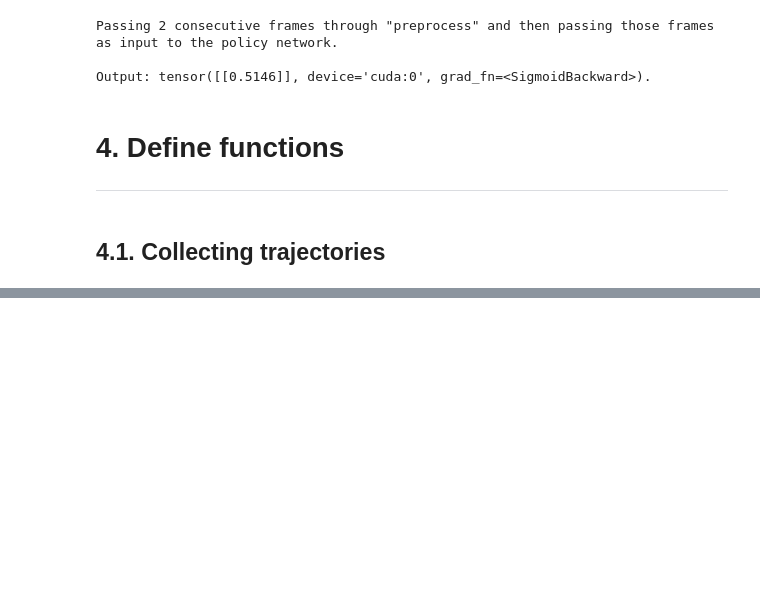
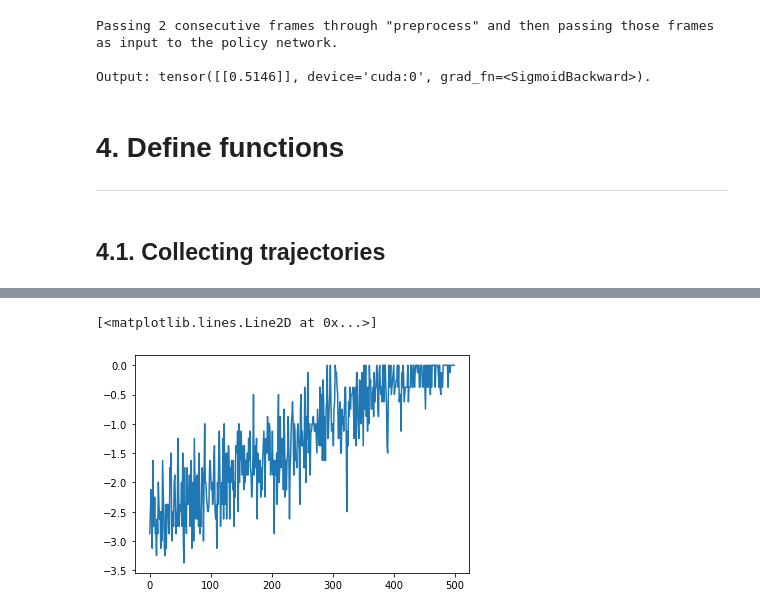
Before and after one commit to andrefmsmith/amsRL_openAIgym, a Jupyter notebook: CodeBlog_PongFromPixels_2.0.ipynb, the cells around one changed output, grey strips where cells are left out. Saved outputs shown, nothing was run; the diff lists cells and outputs as text; code cells hidden in the pictures; blank space fills up the shorter version.

```diff
--- a/CodeBlog_PongFromPixels_2.0.ipynb
+++ b/CodeBlog_PongFromPixels_2.0.ipynb
@@ -177,0 +256,5 @@ torch.stack(probabilities).squeeze().shape
+# %%
+plt.plot(scores_epochs[1])
+# %% [output]
+[<matplotlib.lines.Line2D at 0x...>]
+[figure, added]
```
Also changed, not shown: parts of 13 cells of this notebook.
